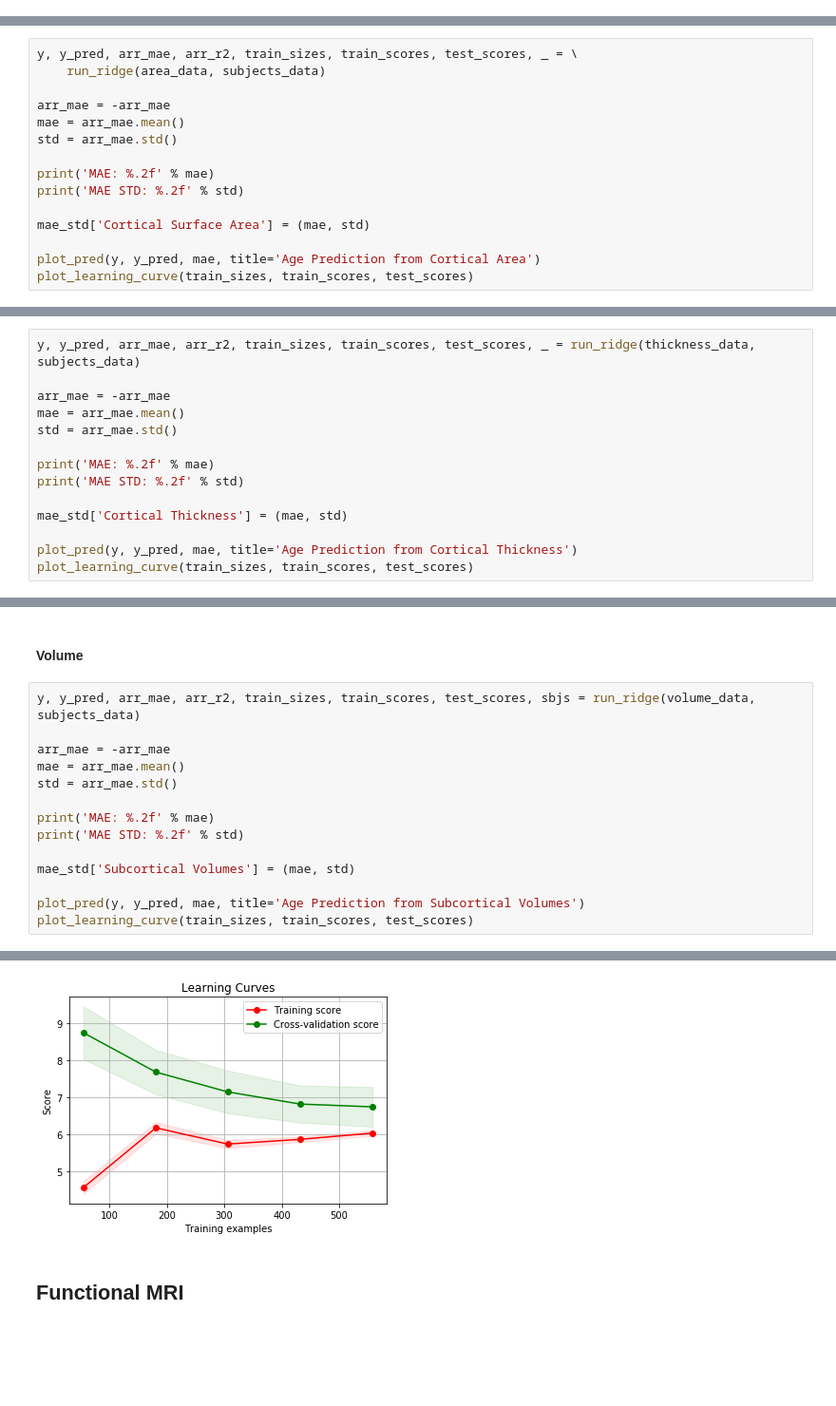
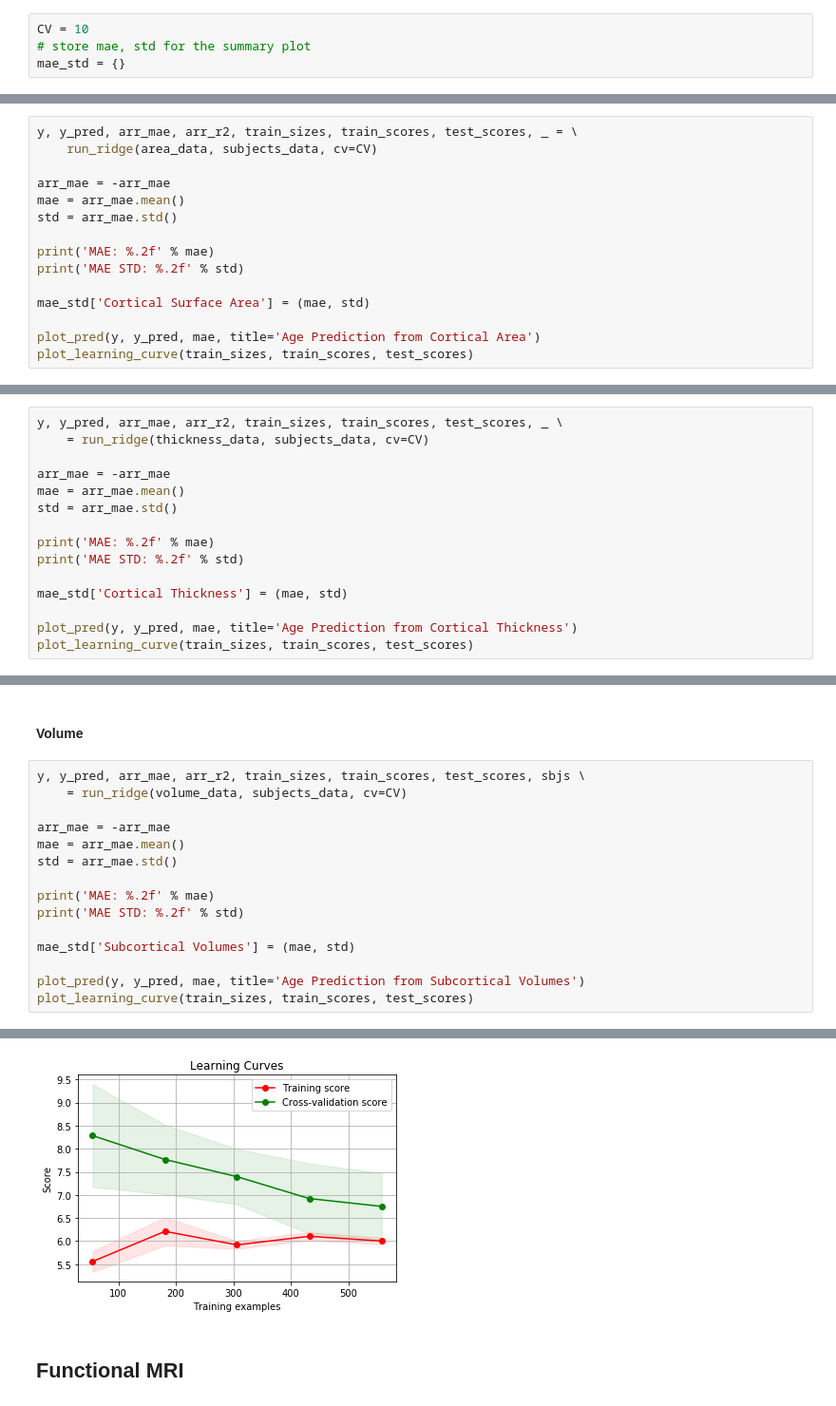
Before and after one commit to OlehKSS/camcan_analysis, a Jupyter notebook: notebook/mri/age_prediction.ipynb, the cells around one changed output, grey strips where cells are left out. Shown: that part at 95% size. Cells and saved outputs as stored; diff of their text form; blank space fills up the shorter version.

Commit message:
problems with cross_val_score

```diff
--- a/notebook/mri/age_prediction.ipynb
+++ b/notebook/mri/age_prediction.ipynb
@@ -169,3 +9,7 @@ def plot_barchart(mae_std, bar_text_indent=2):
+# %%
+CV = 10
+# store mae, std for the summary plot
+mae_std = {}
 # %% [markdown]
 ## Structural MRI
 # %% [markdown]
@@ -217,7 +57,7 @@ mae_std = {}
 #### Area
 # %%
 y, y_pred, arr_mae, arr_r2, train_sizes, train_scores, test_scores, _ = \
-    run_ridge(area_data, subjects_data)
+    run_ridge(area_data, subjects_data, cv=CV)
 
 arr_mae = -arr_mae
 mae = arr_mae.mean()
@@ -238,7 +78,8 @@ MAE STD: 0.85
 # %% [markdown]
 #### Thickness
 # %%
-y, y_pred, arr_mae, arr_r2, train_sizes, train_scores, test_scores, _ = run_ridge(thickness_data, subjects_data)
+y, y_pred, arr_mae, arr_r2, train_sizes, train_scores, test_scores, _ \
+    = run_ridge(thickness_data, subjects_data, cv=CV)
 
 arr_mae = -arr_mae
 mae = arr_mae.mean()
@@ -259,7 +100,8 @@ MAE STD: 0.80
 # %% [markdown]
 #### Volume
 # %%
-y, y_pred, arr_mae, arr_r2, train_sizes, train_scores, test_scores, sbjs = run_ridge(volume_data, subjects_data)
+y, y_pred, arr_mae, arr_r2, train_sizes, train_scores, test_scores, sbjs \
+    = run_ridge(volume_data, subjects_data, cv=CV)
 
 arr_mae = -arr_mae
 mae = arr_mae.mean()
@@ -279,4 +121,4 @@ MAE STD: 0.55
-[figure, old version]
+[figure, new version]
 # %% [markdown]
 ## Functional MRI
 # %% [markdown]
```
Also changed, not shown: parts of 22 cells of this notebook, 4 other files.
